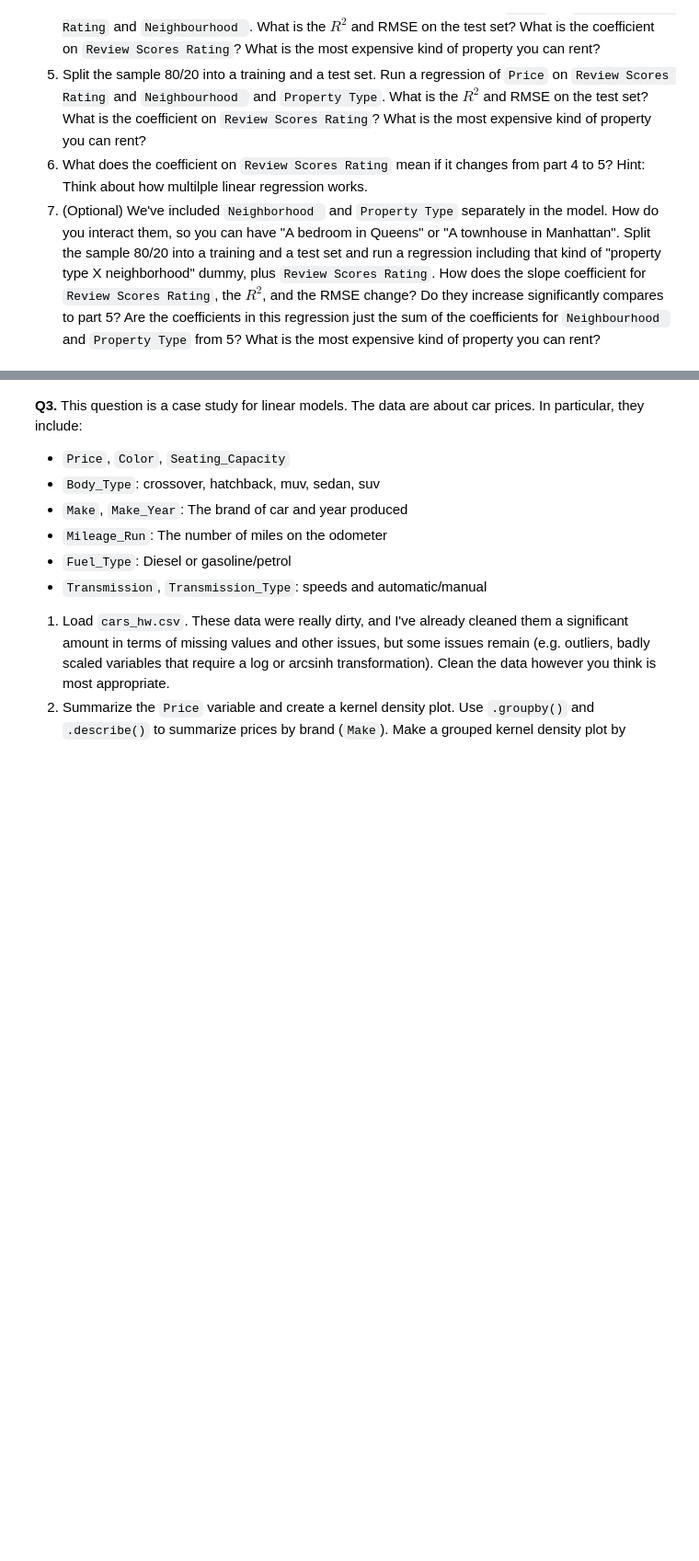
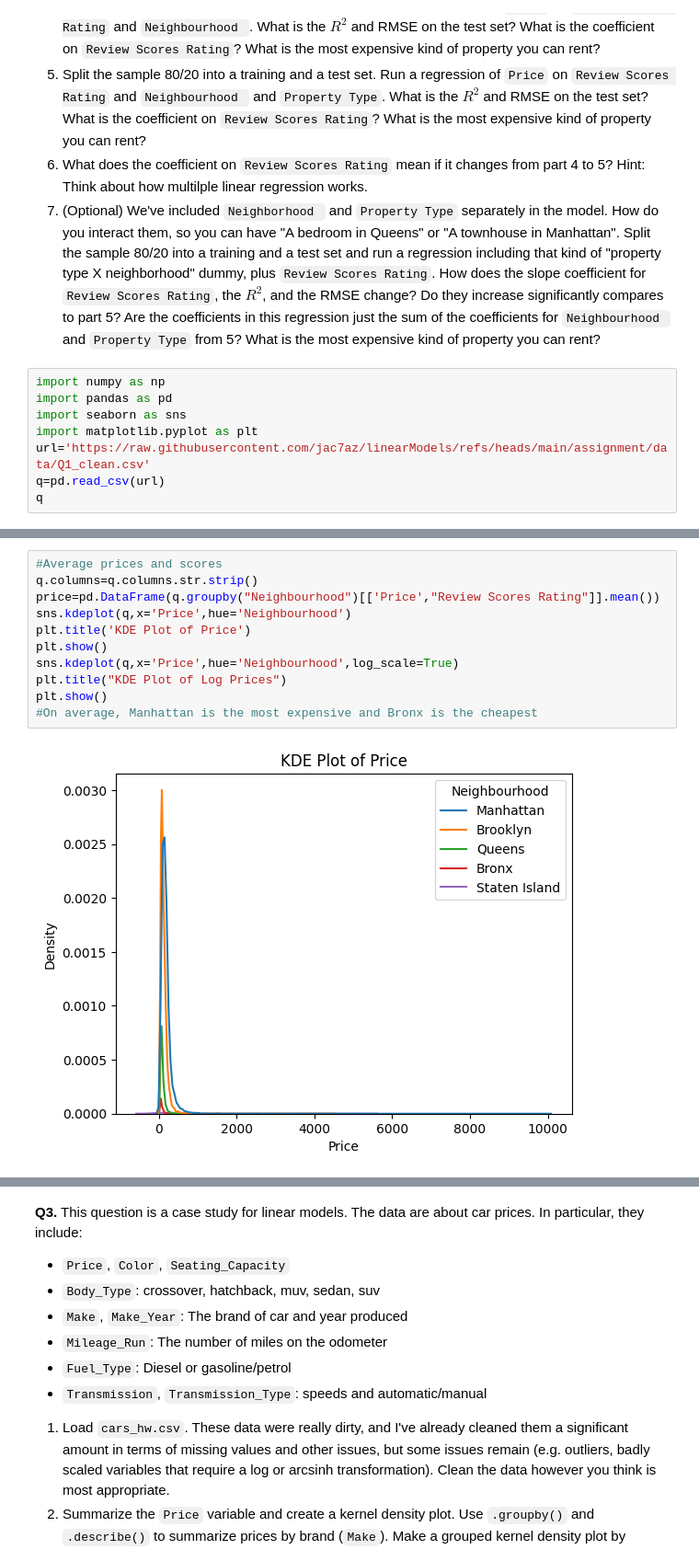
Before and after one commit to jac7az/linearModels, a Jupyter notebook: assignment/assignment.ipynb, the cells around one changed output, grey strips where cells are left out. Shown at 92% size. Cells and saved outputs as stored; diff of their text form; blank space fills up the shorter version.

```diff
--- a/assignment/assignment.ipynb
+++ b/assignment/assignment.ipynb
@@ -42,3 +42,11 @@ The intercept is the result when all other independent variables are 0, the "bas
 5. Split the sample 80/20 into a training and a test set. Run a regression of `Price` on `Review Scores Rating` and `Neighbourhood ` and `Property Type`. What is the $R^2$ and RMSE on the test set? What is the coefficient on `Review Scores Rating`? What is the most expensive kind of property you can rent?
 6. What does the coefficient on `Review Scores Rating` mean if it changes from part 4 to 5? Hint: Think about how multilple linear regression works.
 7. (Optional) We've included `Neighborhood ` and `Property Type` separately in the model. How do you interact them, so you can have "A bedroom in Queens" or "A townhouse in Manhattan". Split the sample 80/20 into a training and a test set and run a regression including that kind of "property type X neighborhood" dummy, plus `Review Scores Rating`. How does the slope coefficient for `Review Scores Rating`, the $R^2$, and the RMSE change? Do they increase significantly compares to part 5? Are the coefficients in this regression just the sum of the coefficients for `Neighbourhood ` and `Property Type` from 5? What is the most expensive kind of property you can rent?
+# %%
+import numpy as np
+import pandas as pd
+import seaborn as sns
+import matplotlib.pyplot as plt
+url='https://raw.githubusercontent.com/jac7az/linearModels/refs/heads/main/assignment/data/Q1_clean.csv'
+q=pd.read_csv(url)
+q
@@ -44,0 +67,13 @@ The intercept is the result when all other independent variables are 0, the "bas
+# %%
+#Average prices and scores
+q.columns=q.columns.str.strip()
+price=pd.DataFrame(q.groupby("Neighbourhood")[['Price',"Review Scores Rating"]].mean())
+sns.kdeplot(q,x='Price',hue='Neighbourhood')
+plt.title('KDE Plot of Price')
+plt.show()
+sns.kdeplot(q,x='Price',hue='Neighbourhood',log_scale=True)
+plt.title("KDE Plot of Log Prices")
+plt.show()
+#On average, Manhattan is the most expensive and Bronx is the cheapest
+# %% [output]
+[figure, added]
```
Also changed, not shown: parts of 2 cells of this notebook.
